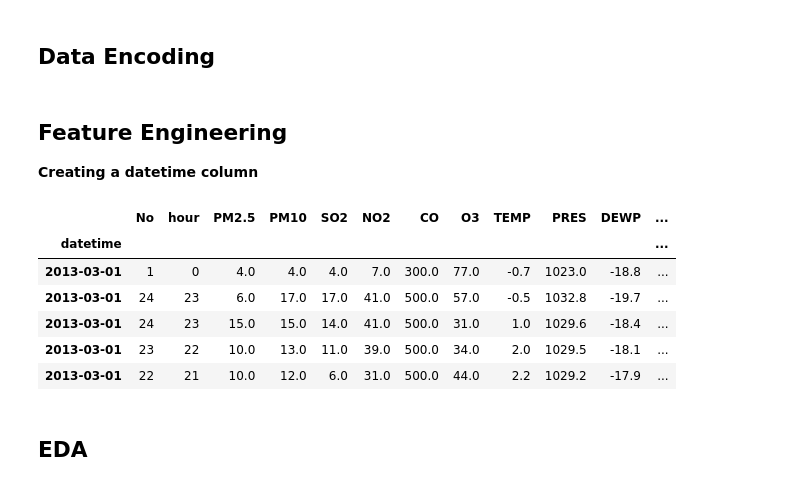
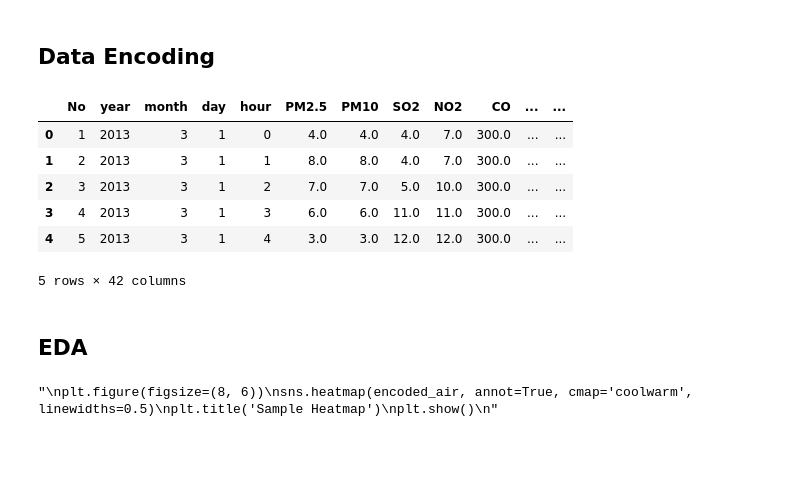
Before and after one commit to Mercymerine/Machine_learning2, a Jupyter notebook: Air_quality.ipynb, the cells around one changed output. Saved outputs shown, nothing was run; the diff lists cells and outputs as text; code cells hidden in the pictures; blank space fills up the shorter version.

```diff
--- a/Air_quality.ipynb
+++ b/Air_quality.ipynb
@@ -346,30 +384,25 @@ air.head()
 | 4 | 5 | 2013 | 3 | 1 | 4 | 3.0 | 3.0 | 12.0 | 12.0 | 300.0 | 72.0 | ... |
 # %% [markdown]
 ## **Data Encoding**
-# %% [markdown]
-## **Feature Engineering**
-**Creating a datetime column**
-# %%
-# Combine year, month and day into a single datetime column
-air['datetime'] = pd.to_datetime(air[['year', 'month', 'day']])
-
-# Set the new column as the index
-air.set_index('datetime', inplace=True)
-
-# Drop the original date and time columns
-air.drop(['year', 'month', 'day'], axis=1, inplace=True)
-
-# Sort by the datetime index
-air.sort_index(inplace=True)
-
-air.head()
-# %% [output]
-|  | No | hour | PM2.5 | PM10 | SO2 | NO2 | CO | O3 | TEMP | PRES | DEWP | ... |
-| datetime |  |  |  |  |  |  |  |  |  |  |  | ... |
-| 2013-03-01 | 1 | 0 | 4.0 | 4.0 | 4.0 | 7.0 | 300.0 | 77.0 | -0.7 | 1023.0 | -18.8 | ... |
-| 2013-03-01 | 24 | 23 | 6.0 | 17.0 | 17.0 | 41.0 | 500.0 | 57.0 | -0.5 | 1032.8 | -19.7 | ... |
-| 2013-03-01 | 24 | 23 | 15.0 | 15.0 | 14.0 | 41.0 | 500.0 | 31.0 | 1.0 | 1029.6 | -18.4 | ... |
-| 2013-03-01 | 23 | 22 | 10.0 | 13.0 | 11.0 | 39.0 | 500.0 | 34.0 | 2.0 | 1029.5 | -18.1 | ... |
-| 2013-03-01 | 22 | 21 | 10.0 | 12.0 | 6.0 | 31.0 | 500.0 | 44.0 | 2.2 | 1029.2 | -17.9 | ... |
+# %%
+encoded_air = pd.get_dummies(air, columns=['wd', 'station'], drop_first=True, dtype=int)
+encoded_air.head()
+# %% [output]
+|  | No | year | month | day | hour | PM2.5 | PM10 | SO2 | NO2 | CO | ... | ... |
+| 0 | 1 | 2013 | 3 | 1 | 0 | 4.0 | 4.0 | 4.0 | 7.0 | 300.0 | ... | ... |
+| 1 | 2 | 2013 | 3 | 1 | 1 | 8.0 | 8.0 | 4.0 | 7.0 | 300.0 | ... | ... |
+| 2 | 3 | 2013 | 3 | 1 | 2 | 7.0 | 7.0 | 5.0 | 10.0 | 300.0 | ... | ... |
+| 3 | 4 | 2013 | 3 | 1 | 3 | 6.0 | 6.0 | 11.0 | 11.0 | 300.0 | ... | ... |
+| 4 | 5 | 2013 | 3 | 1 | 4 | 3.0 | 3.0 | 12.0 | 12.0 | 300.0 | ... | ... |
+5 rows × 42 columns
 # %% [markdown]
 ## **EDA**
+# %%
+'''
+plt.figure(figsize=(8, 6))
+sns.heatmap(encoded_air, annot=True, cmap='coolwarm', linewidths=0.5)
+plt.title('Sample Heatmap')
+plt.show()
+'''
+# %% [output]
+"\nplt.figure(figsize=(8, 6))\nsns.heatmap(encoded_air, annot=True, cmap='coolwarm', linewidths=0.5)\nplt.title('Sample Heatmap')\nplt.show()\n"
```
Also changed, not shown: parts of 32 cells of this notebook.
